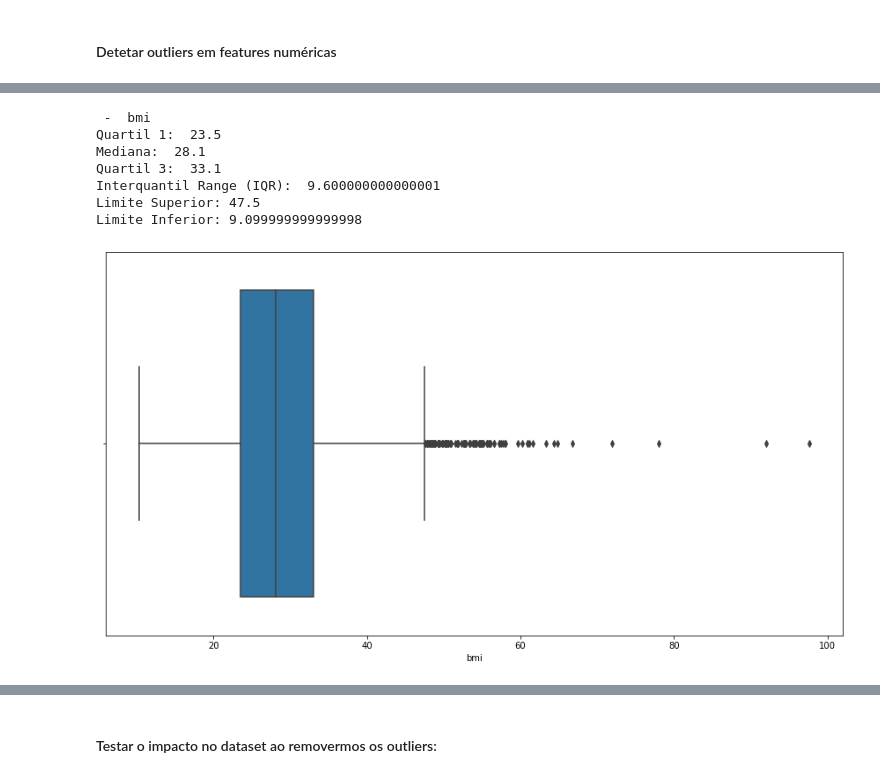
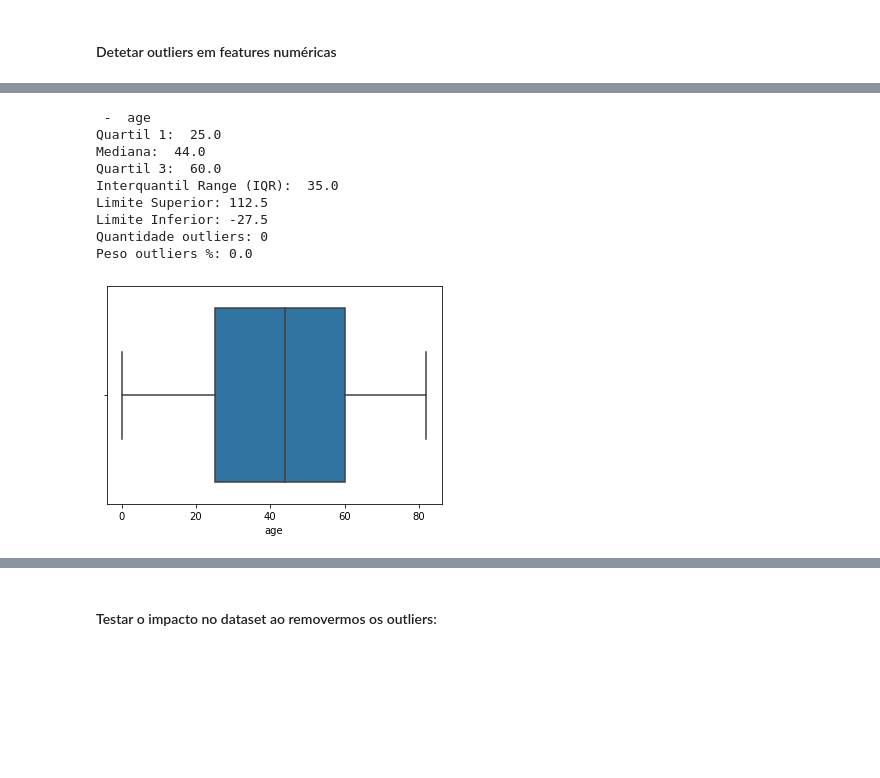
Before and after one commit to ManuelS0usa/Stroke_EDA, a Jupyter notebook: Stroke_EDA.ipynb, the cells around one changed output, grey strips where cells are left out. Cells and saved outputs as stored; diff of their text form; code cells hidden in the pictures; blank space fills up the shorter version.

```diff
--- a/Stroke_EDA.ipynb
+++ b/Stroke_EDA.ipynb
@@ -215,16 +234,16 @@ dtype: int64
 # %%
 # Identificar e avaliar a presença de outliers nas features numéricas - age, avg_glucose_level e bmi
 
-def box_plotting(column_name):
+def box_plotting(dframe, column_name):
     print("\n - ", column_name)
     # Gera gráfico caixa de bigodes
-    sns.boxplot(df1[column_name])
+    sns.boxplot(dframe[column_name])
 
     # Calcular os quartis e o indice quartil
-    q1 = df1[column_name].quantile(0.25)
-    q3 = df1[column_name].quantile(0.75)
+    q1 = dframe[column_name].quantile(0.25)
+    q3 = dframe[column_name].quantile(0.75)
     IQR = q3 - q1
-    median = df1[column_name].median()
+    median = dframe[column_name].median()
     print("Quartil 1: ", q1)
     print("Mediana: ", median)
     print("Quartil 3: ", q3)
@@ -236,4 +255,10 @@ def box_plotting(column_name):
     print("Limite Superior:", upper)
     print("Limite Inferior:", lower)
 
+    # calcular o peso dos outliers
+    clean_data = dframe[~((dframe[column_name] < lower) |(dframe[column_name] > upper))]
+    outliers_count = dframe.shape[0] - clean_data.shape[0]
+    print("Quantidade outliers:", outliers_count)
+    print("Peso outliers %:", (outliers_count*100)/dframe.shape[0])
+
     return {'q1': q1, 'q3': q3, 'median': median, 'iqr': IQR, 'lower': lower, 'upper': upper}
@@ -262,11 +265,13 @@ Limite Inferior: 22.319999999999993
-# %%
-outliers_bmi = box_plotting('bmi')
-# %% [output]
- -  bmi
-Quartil 1:  23.5
-Mediana:  28.1
-Quartil 3:  33.1
-Interquantil Range (IQR):  9.600000000000001
-Limite Superior: 47.5
-Limite Inferior: 9.099999999999998
-[figure, removed]
+# %%
+outliers_age = box_plotting(df1, 'age')
+# %% [output]
+ -  age
+Quartil 1:  25.0
+Mediana:  44.0
+Quartil 3:  60.0
+Interquantil Range (IQR):  35.0
+Limite Superior: 112.5
+Limite Inferior: -27.5
+Quantidade outliers: 0
+Peso outliers %: 0.0
+[figure, added]
```
Also changed, not shown: parts of 74 cells of this notebook.
